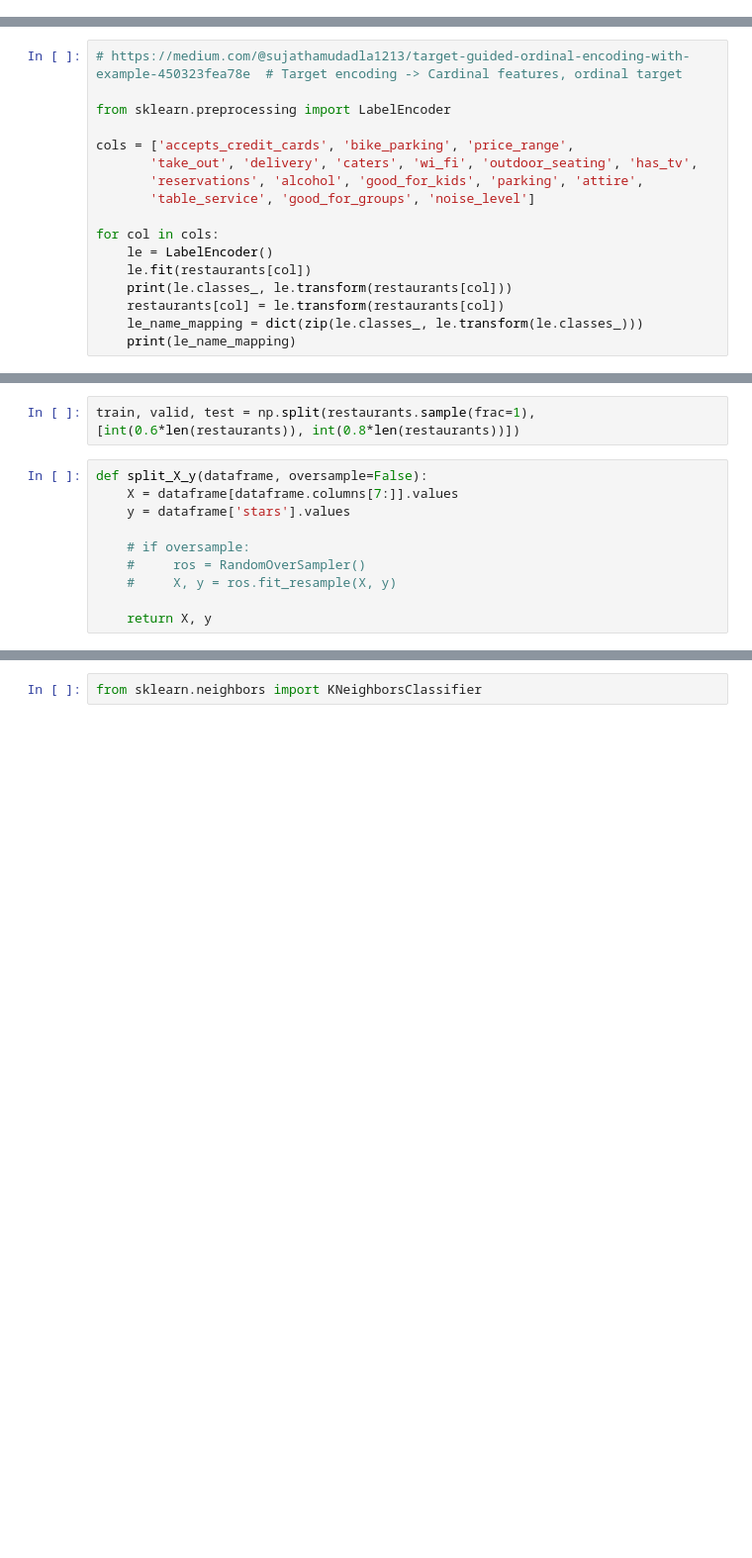
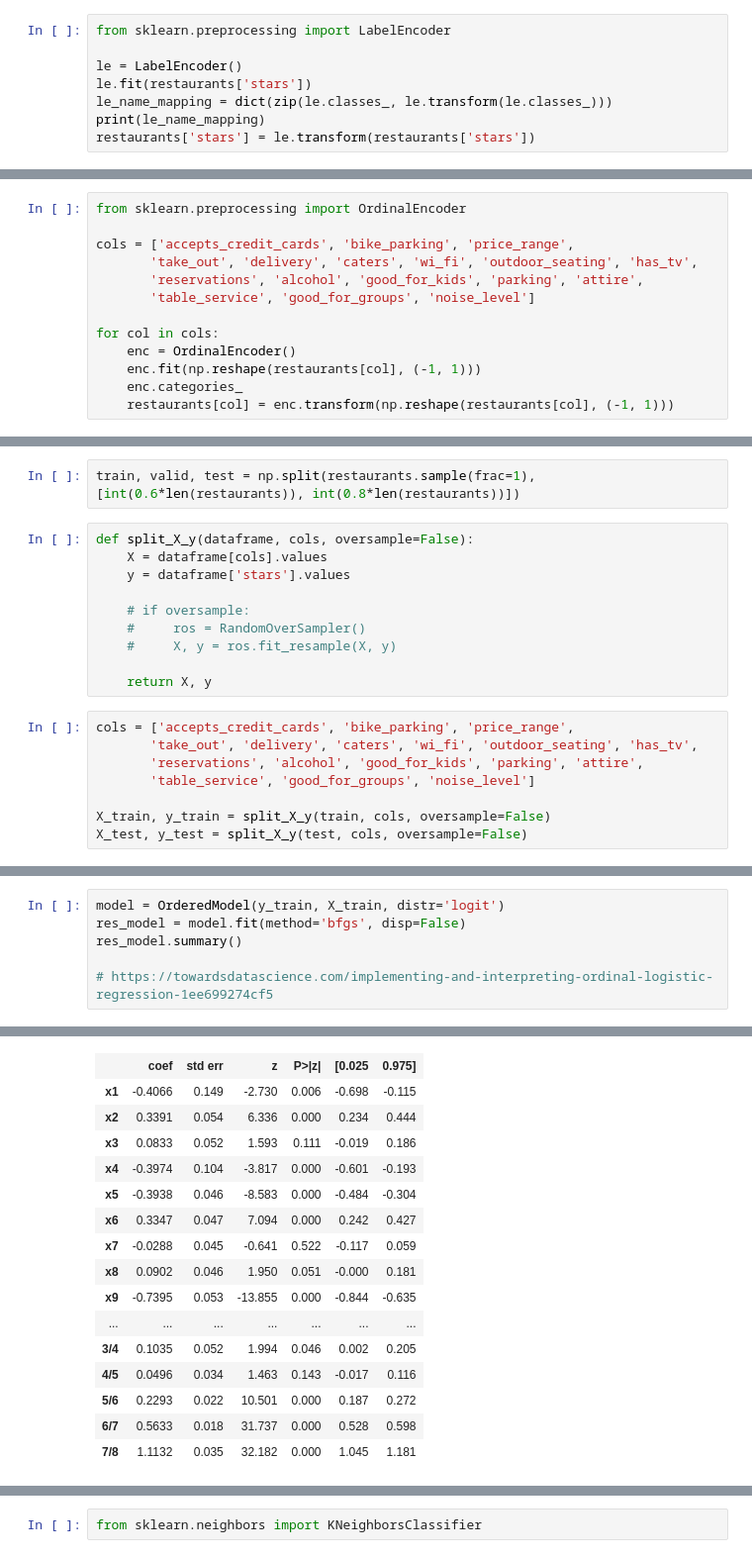
Before and after one commit to raska0010/yelp-customer-reviews, a Jupyter notebook: data_cleaning.ipynb, the cells around one changed output, grey strips where cells are left out. Shown at 99% size. Cells and saved outputs as stored; diff of their text form; blank space fills up the shorter version.

Commit message:
Add various machine learning models

```diff
--- a/data_cleaning.ipynb
+++ b/data_cleaning.ipynb
@@ -211,3 +211,11 @@ restaurants = restaurants[restaurants[restaurants.columns[7:]].isna().any(axis=1
 # Columns with binary features also contain 'None' and 'none' values. In this case we can interprete them as False and replace them with False.
 
 restaurants = restaurants.replace(['none', 'None'], ['False', 'False'])
+# %%
+from sklearn.preprocessing import LabelEncoder
+
+le = LabelEncoder()
+le.fit(restaurants['stars'])
+le_name_mapping = dict(zip(le.classes_, le.transform(le.classes_)))
+print(le_name_mapping)
+restaurants['stars'] = le.transform(restaurants['stars'])
@@ -214,7 +224,5 @@ restaurants = restaurants.replace(['none', 'None'], ['False', 'False'])
 # %%
-# https://medium.com/@sujathamudadla1213/target-guided-ordinal-encoding-with-example-450323fea78e  # Target encoding -> Cardinal features, ordinal target
-
-from sklearn.preprocessing import LabelEncoder
+from sklearn.preprocessing import OrdinalEncoder
 
 cols = ['accepts_credit_cards', 'bike_parking', 'price_range',
        'take_out', 'delivery', 'caters', 'wi_fi', 'outdoor_seating', 'has_tv',
@@ -222,9 +230,7 @@ cols = ['accepts_credit_cards', 'bike_parking', 'price_range',
        'table_service', 'good_for_groups', 'noise_level']
 
 for col in cols:
-    le = LabelEncoder()
-    le.fit(restaurants[col])
-    print(le.classes_, le.transform(restaurants[col]))
-    restaurants[col] = le.transform(restaurants[col])
-    le_name_mapping = dict(zip(le.classes_, le.transform(le.classes_)))
-    print(le_name_mapping)
+    enc = OrdinalEncoder()
+    enc.fit(np.reshape(restaurants[col], (-1, 1)))
+    enc.categories_
+    restaurants[col] = enc.transform(np.reshape(restaurants[col], (-1, 1)))
@@ -271,8 +237,8 @@ dtype('float64')
 # %%
 train, valid, test = np.split(restaurants.sample(frac=1), [int(0.6*len(restaurants)), int(0.8*len(restaurants))])
 # %%
-def split_X_y(dataframe, oversample=False):
-    X = dataframe[dataframe.columns[7:]].values
+def split_X_y(dataframe, cols, oversample=False):
+    X = dataframe[cols].values
     y = dataframe['stars'].values
 
     # if oversample:
@@ -280,3 +246,11 @@ def split_X_y(dataframe, oversample=False):
     #     X, y = ros.fit_resample(X, y)
 
     return X, y
+# %%
+cols = ['accepts_credit_cards', 'bike_parking', 'price_range',
+       'take_out', 'delivery', 'caters', 'wi_fi', 'outdoor_seating', 'has_tv',
+       'reservations', 'alcohol', 'good_for_kids', 'parking', 'attire',
+       'table_service', 'good_for_groups', 'noise_level']
+
+X_train, y_train = split_X_y(train, cols, oversample=False)
+X_test, y_test = split_X_y(test, cols, oversample=False)
@@ -282,0 +259,7 @@ def split_X_y(dataframe, oversample=False):
+# %%
+model = OrderedModel(y_train, X_train, distr='logit')
+res_model = model.fit(method='bfgs', disp=False)
+res_model.summary()
+
+# https://towardsdatascience.com/implementing-and-interpreting-ordinal-logistic-regression-1ee699274cf5
+# %% [output]
@@ -282,0 +275,16 @@ def split_X_y(dataframe, oversample=False):
+|  | coef | std err | z | P>|z| | [0.025 | 0.975] |
+| x1 | -0.4066 | 0.149 | -2.730 | 0.006 | -0.698 | -0.115 |
+| x2 | 0.3391 | 0.054 | 6.336 | 0.000 | 0.234 | 0.444 |
+| x3 | 0.0833 | 0.052 | 1.593 | 0.111 | -0.019 | 0.186 |
+| x4 | -0.3974 | 0.104 | -3.817 | 0.000 | -0.601 | -0.193 |
+| x5 | -0.3938 | 0.046 | -8.583 | 0.000 | -0.484 | -0.304 |
+| x6 | 0.3347 | 0.047 | 7.094 | 0.000 | 0.242 | 0.427 |
+| x7 | -0.0288 | 0.045 | -0.641 | 0.522 | -0.117 | 0.059 |
+| x8 | 0.0902 | 0.046 | 1.950 | 0.051 | -0.000 | 0.181 |
+| x9 | -0.7395 | 0.053 | -13.855 | 0.000 | -0.844 | -0.635 |
+| ... | ... | ... | ... | ... | ... | ... |
+| 3/4 | 0.1035 | 0.052 | 1.994 | 0.046 | 0.002 | 0.205 |
+| 4/5 | 0.0496 | 0.034 | 1.463 | 0.143 | -0.017 | 0.116 |
+| 5/6 | 0.2293 | 0.022 | 10.501 | 0.000 | 0.187 | 0.272 |
+| 6/7 | 0.5633 | 0.018 | 31.737 | 0.000 | 0.528 | 0.598 |
+| 7/8 | 1.1132 | 0.035 | 32.182 | 0.000 | 1.045 | 1.181 |
```
Also changed, not shown: parts of 44 cells of this notebook.
